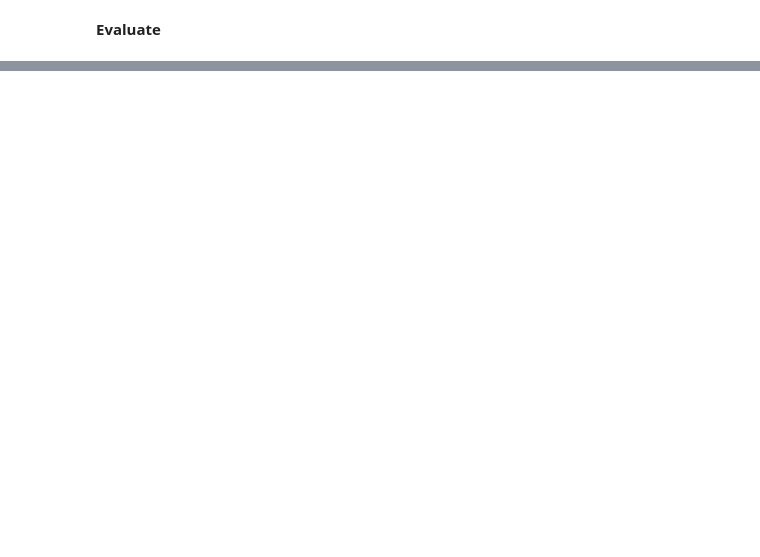
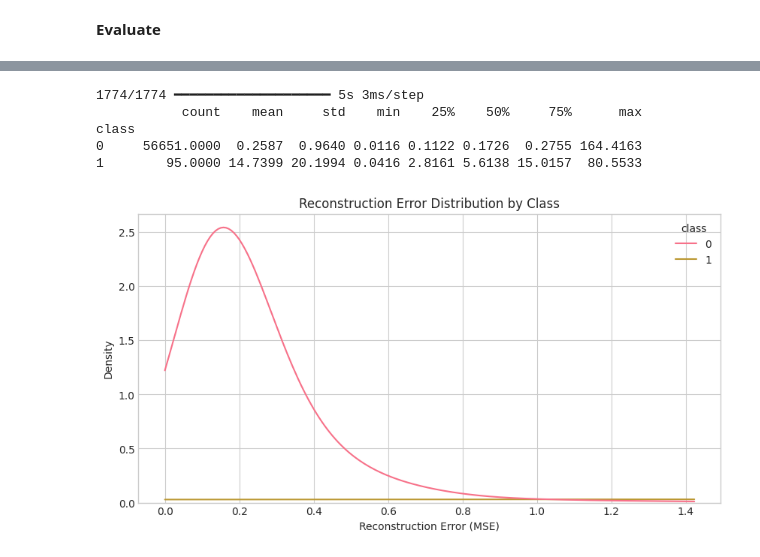
Before and after one commit to otuemre/FraudDetectAI, a Jupyter notebook: src/notebooks/FraudDetectAI.ipynb, the cells around one changed output, grey strips where cells are left out. Saved outputs shown, nothing was run; the diff lists cells and outputs as text; code cells hidden in the pictures; blank space fills up the shorter version.

```diff
--- a/src/notebooks/FraudDetectAI.ipynb
+++ b/src/notebooks/FraudDetectAI.ipynb
@@ -615,0 +713,24 @@ plt.show()
+# %%
+# Reconstruct all test transactions (both legit and fraud)
+X_test_reconstructed = autoencoder.predict(X_test_scaled)
+
+# Per-sample reconstruction error (mean squared error across features)
+reconstruction_errors = np.mean(np.square(X_test_scaled.values - X_test_reconstructed), axis=1)
+
+# Sanity check: fraud should have higher average reconstruction error than legit
+error_df = pd.DataFrame({"error": reconstruction_errors, "class": y_test.values})
+print(error_df.groupby("class")["error"].describe())
+# %% [output]
+1774/1774 ━━━━━━━━━━━━━━━━━━━━ 5s 3ms/step
+           count    mean     std    min    25%    50%     75%      max
+class
+0     56651.0000  0.2587  0.9640 0.0116 0.1122 0.1726  0.2755 164.4163
+1        95.0000 14.7399 20.1994 0.0416 2.8161 5.6138 15.0157  80.5533
+# %%
+plt.figure(figsize=(10, 5))
+sns.kdeplot(data=error_df, x="error", hue="class", common_norm=False, clip=(0, error_df["error"].quantile(0.99)))
+plt.title("Reconstruction Error Distribution by Class")
+plt.xlabel("Reconstruction Error (MSE)")
+plt.show()
+# %% [output]
+[figure, added]
```
Also changed, not shown: parts of 8 cells of this notebook, 1 other file.
